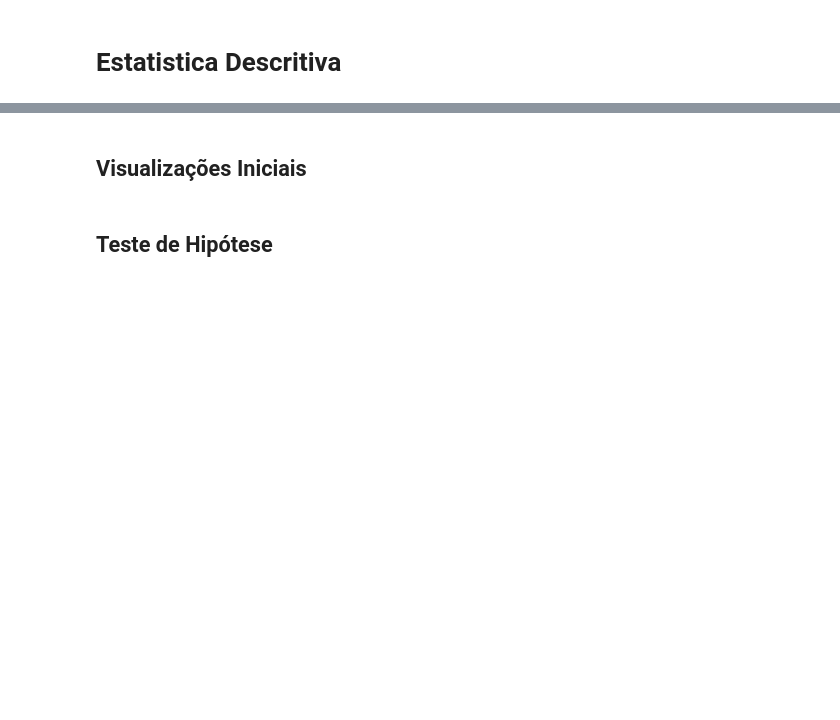
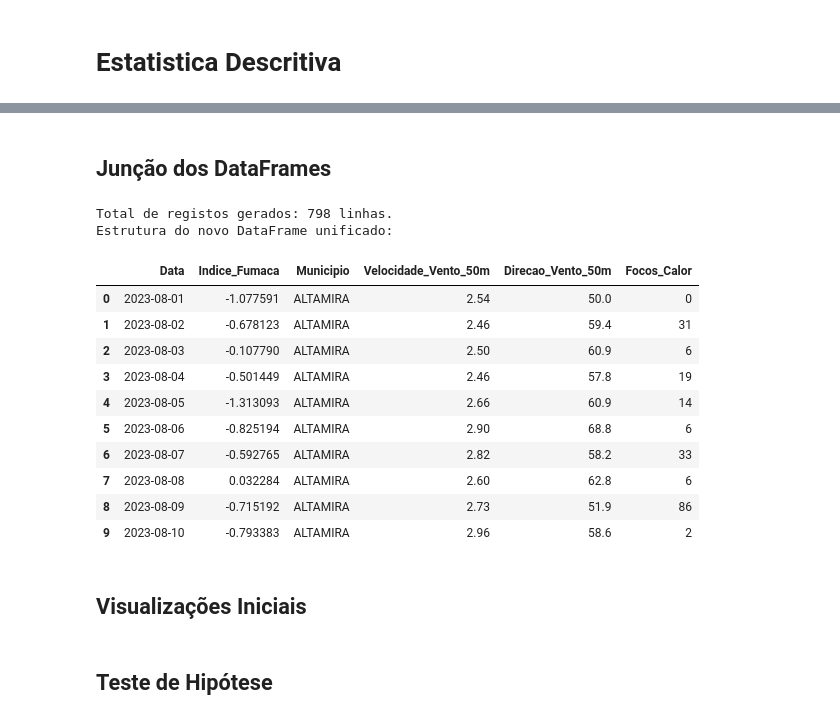
Before and after one commit to fabioamaralds/atmos-alert, a Jupyter notebook: notebooks/01_exploracao_limpeza_atmosalert.ipynb, the cells around one changed output, grey strips where cells are left out. Saved outputs shown, nothing was run; the diff lists cells and outputs as text; code cells hidden in the pictures; blank space fills up the shorter version.

Commit message:
Agrupamento de dataframes no notebook

```diff
--- a/notebooks/01_exploracao_limpeza_atmosalert.ipynb
+++ b/notebooks/01_exploracao_limpeza_atmosalert.ipynb
@@ -189,4 +219,47 @@ See https://pandas.pydata.org/docs/user_guide/migration-3-strings.html#string-mi
 | freq | — | — | — | 31 |
+# %% [markdown]
+## Junção dos DataFrames
+# %%
+# Agrupamento dos focos do INPE
+# Conta a quantidade de focos (linhas) para cada combinação de dia e cidade
+df_queimadas_agrupado = (df_queimadas
+                         .groupby(['Data', 'Municipio'])
+                         .size()
+                         .reset_index(name='Focos_Calor'))
+
+# União das duas tabelas que já possuem registos diários (Fumaça e Vento)
+df_consolidado = pd.merge(df_fumaca, df_vento, on=['Data', 'Municipio'], how='inner')
+
+# Adição dos focos de calor agrupados usando 'left'
+df_atmosalert = pd.merge(df_consolidado, df_queimadas_agrupado, on=['Data', 'Municipio'], how='left')
+
+# Se a união gerou valores nulos (NaN) em Focos_Calor, significa que não houve fogo naquele dia.
+# Substituímos por 0 e convertemos para número inteiro.
+df_atmosalert['Focos_Calor'] = df_atmosalert['Focos_Calor'].fillna(0).astype(int)
+
+# Ordena o DataFrame final por Município e Data para manter a linha do tempo organizada
+df_atmosalert = df_atmosalert.sort_values(by=['Municipio', 'Data']).reset_index(drop=True)
+
+print(f"Total de registos gerados: {df_atmosalert.shape[0]} linhas.")
+
+# Validação da estrutura final
+print("Estrutura do novo DataFrame unificado:")
+#df_atmosalert.info()
+display(df_atmosalert.head(10))
+# %% [output]
+Total de registos gerados: 798 linhas.
+Estrutura do novo DataFrame unificado:
+|  | Data | Indice_Fumaca | Municipio | Velocidade_Vento_50m | Direcao_Vento_50m | Focos_Calor |
+| 0 | 2023-08-01 | -1.077591 | ALTAMIRA | 2.54 | 50.0 | 0 |
+| 1 | 2023-08-02 | -0.678123 | ALTAMIRA | 2.46 | 59.4 | 31 |
+| 2 | 2023-08-03 | -0.107790 | ALTAMIRA | 2.50 | 60.9 | 6 |
+| 3 | 2023-08-04 | -0.501449 | ALTAMIRA | 2.46 | 57.8 | 19 |
+| 4 | 2023-08-05 | -1.313093 | ALTAMIRA | 2.66 | 60.9 | 14 |
+| 5 | 2023-08-06 | -0.825194 | ALTAMIRA | 2.90 | 68.8 | 6 |
+| 6 | 2023-08-07 | -0.592765 | ALTAMIRA | 2.82 | 58.2 | 33 |
+| 7 | 2023-08-08 | 0.032284 | ALTAMIRA | 2.60 | 62.8 | 6 |
+| 8 | 2023-08-09 | -0.715192 | ALTAMIRA | 2.73 | 51.9 | 86 |
+| 9 | 2023-08-10 | -0.793383 | ALTAMIRA | 2.96 | 58.6 | 2 |
 # %% [markdown]
 ## Visualizações Iniciais
 # %%
```
Also changed, not shown: parts of 8 cells of this notebook.
